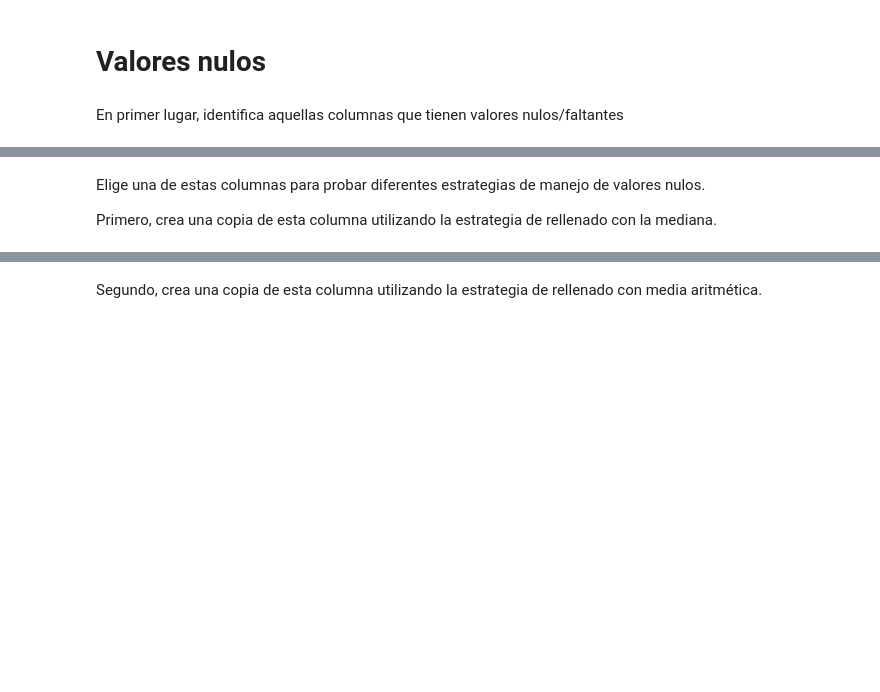
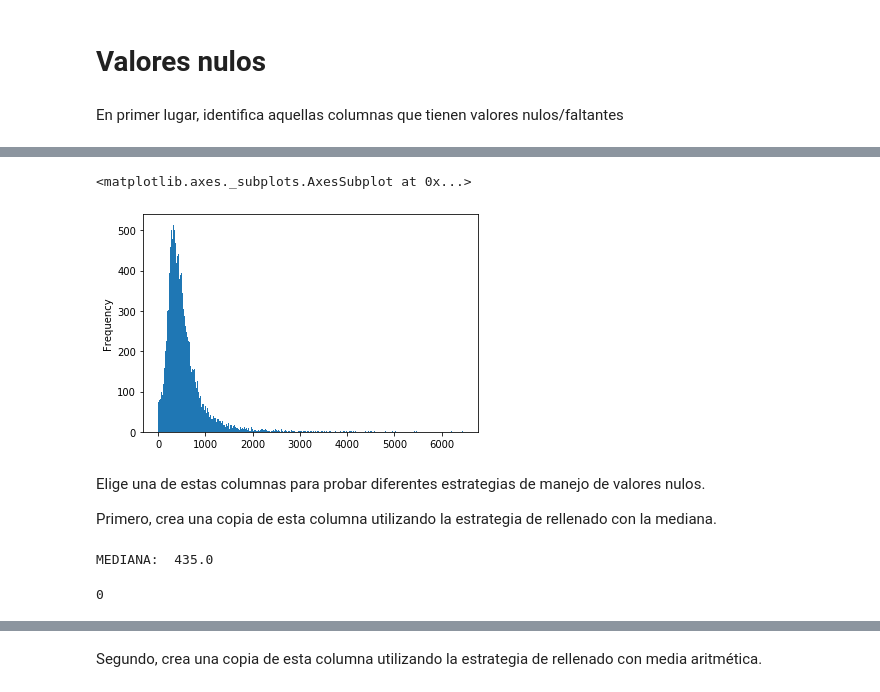
Before and after one commit to psagrera/Data-science-fundamentals, a Jupyter notebook: data_preprocesing/challenges/S1_DataPre_challenge.ipynb, the cells around one changed output, grey strips where cells are left out. Saved outputs shown, nothing was run; the diff lists cells and outputs as text; code cells hidden in the pictures; blank space fills up the shorter version.

```diff
--- a/data_preprocesing/challenges/S1_DataPre_challenge.ipynb
+++ b/data_preprocesing/challenges/S1_DataPre_challenge.ipynb
@@ -53,4 +83,23 @@ En primer lugar, identifica aquellas columnas que tienen valores nulos/faltantes
+# %%
+# grafica original con datos nulos (nan)
+df.total_bedrooms.plot.hist(bins=500)
+# %% [output]
+<matplotlib.axes._subplots.AxesSubplot at 0x...>
+[figure, added]
 # %% [markdown]
 Elige una de estas columnas para probar diferentes estrategias de manejo de valores nulos.
 
 Primero, crea una copia de esta columna utilizando la estrategia de rellenado con la mediana.
+# %%
+#### MEDIANA #####
+print ("MEDIANA: ",df.total_bedrooms.median())
+df_tmp = df.copy()
+from sklearn.impute import SimpleImputer
+temp_values = df_tmp.total_bedrooms.values.reshape(-1,1)
+#temp_values
+imp_median = SimpleImputer(missing_values=np.nan, strategy='median')
+imp_median.fit(temp_values)
+transformed_values = imp_median.transform(temp_values)
+#transformed_values
+# %% [output]
+MEDIANA:  435.0
@@ -56,0 +109,4 @@ Primero, crea una copia de esta columna utilizando la estrategia de rellenado co
+# %%
+df_tmp.total_bedrooms.isnull().sum()
+# %% [output]
+0
```
Also changed, not shown: parts of 30 cells of this notebook, 10 other files.
